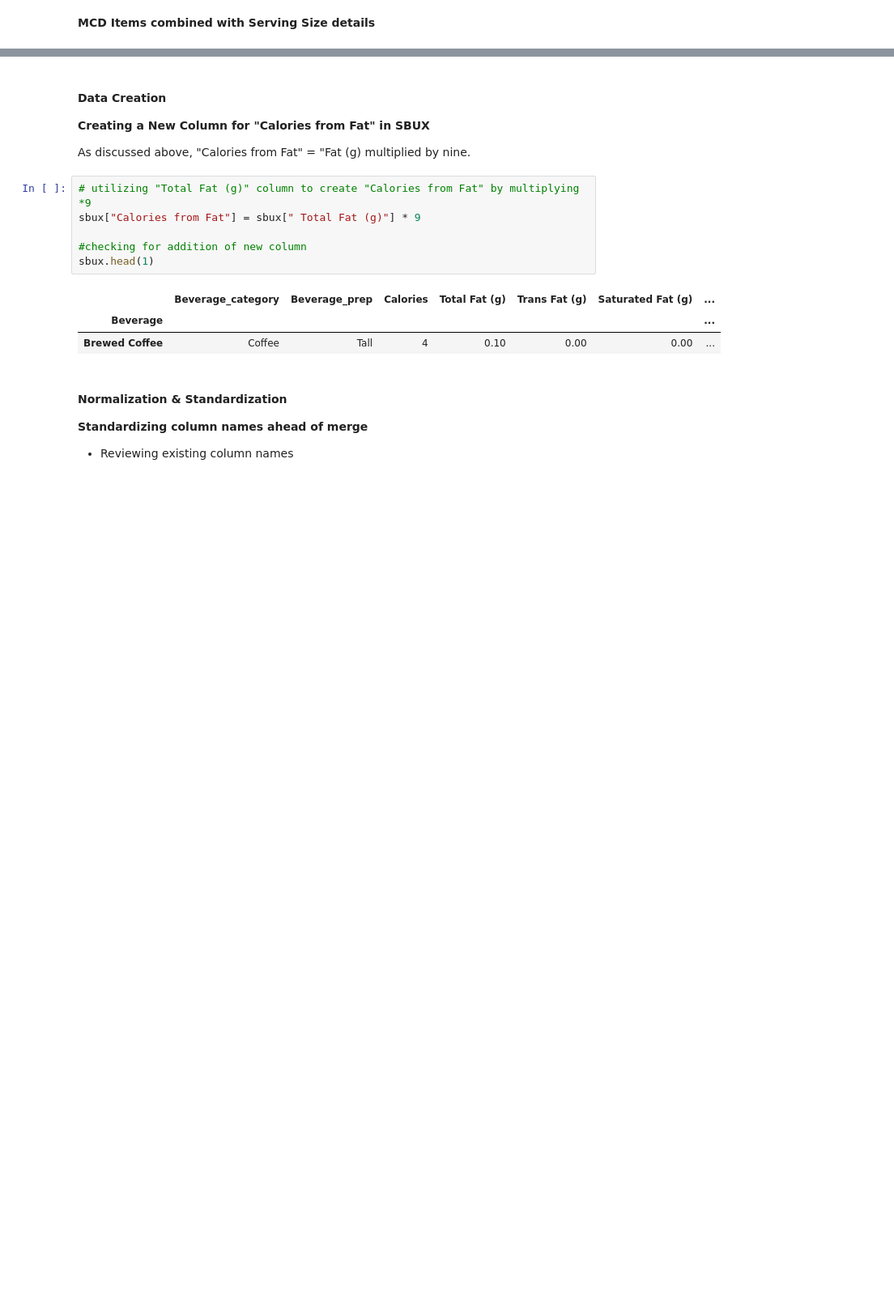
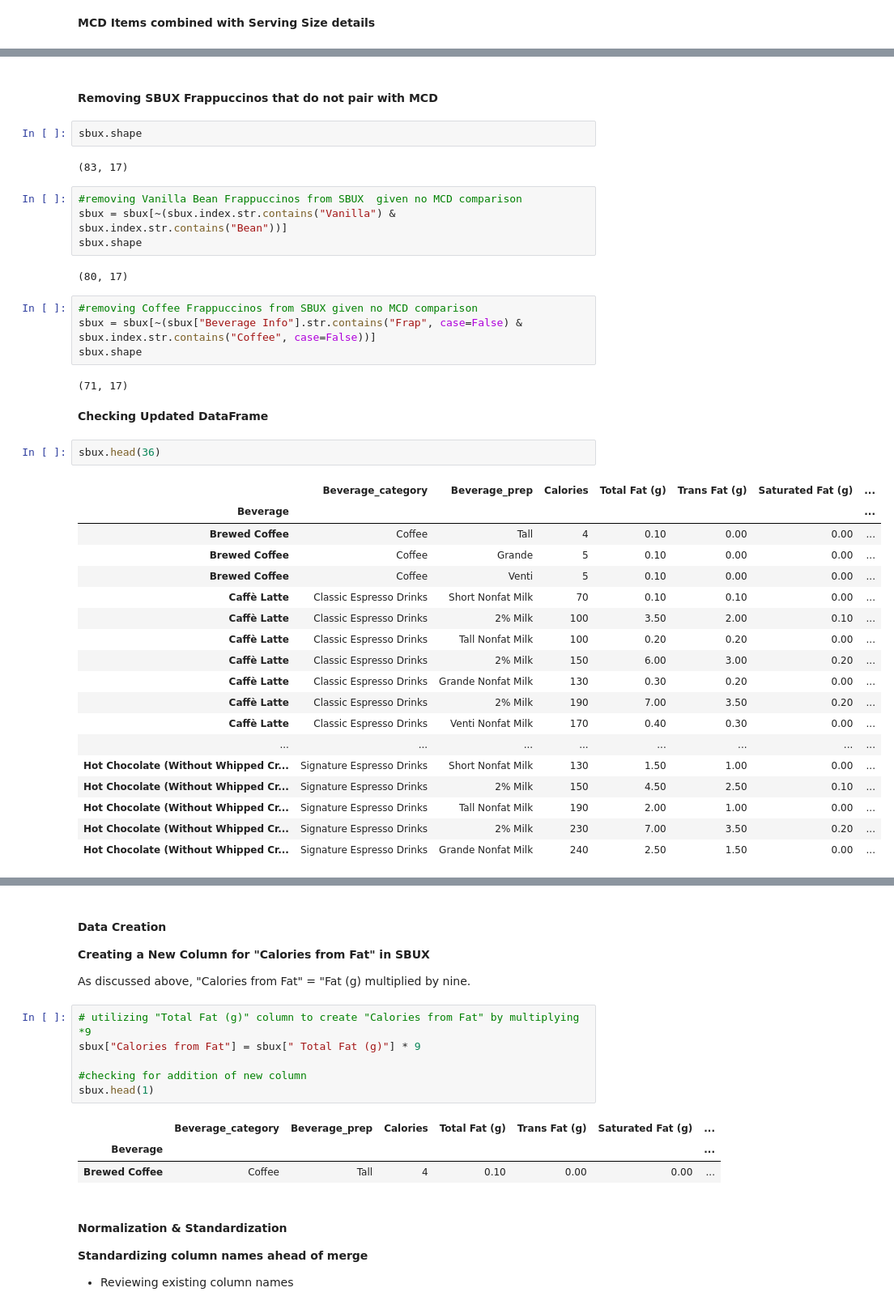
Before and after one commit to cmonjarr/AMB_Project_SP25, a Jupyter notebook: Nutrition Project/Nutrition_2025.ipynb, the cells around one changed output, grey strips where cells are left out. Shown at 81% size. Cells and saved outputs as stored; diff of their text form; blank space fills up the shorter version.

```diff
--- a/Nutrition Project/Nutrition_2025.ipynb
+++ b/Nutrition Project/Nutrition_2025.ipynb
@@ -1452,0 +1438,41 @@ memory usage: 12.0+ KB
+# %% [markdown]
+#### **Removing SBUX Frappuccinos that do not pair with MCD**
+# %%
+sbux.shape
+# %% [output]
+(83, 17)
+# %%
+#removing Vanilla Bean Frappuccinos from SBUX  given no MCD comparison
+sbux = sbux[~(sbux.index.str.contains("Vanilla") & sbux.index.str.contains("Bean"))]
+sbux.shape
+# %% [output]
+(80, 17)
+# %%
+#removing Coffee Frappuccinos from SBUX given no MCD comparison
+sbux = sbux[~(sbux["Beverage Info"].str.contains("Frap", case=False) & sbux.index.str.contains("Coffee", case=False))]
+sbux.shape
+# %% [output]
+(71, 17)
+# %% [markdown]
+**Checking Updated DataFrame**
+# %%
+sbux.head(36)
+# %% [output]
+|  | Beverage_category | Beverage_prep | Calories | Total Fat (g) | Trans Fat (g) | Saturated Fat (g) | ... |
+| Beverage |  |  |  |  |  |  | ... |
+| Brewed Coffee | Coffee | Tall | 4 | 0.10 | 0.00 | 0.00 | ... |
+| Brewed Coffee | Coffee | Grande | 5 | 0.10 | 0.00 | 0.00 | ... |
+| Brewed Coffee | Coffee | Venti | 5 | 0.10 | 0.00 | 0.00 | ... |
+| Caffè Latte | Classic Espresso Drinks | Short Nonfat Milk | 70 | 0.10 | 0.10 | 0.00 | ... |
+| Caffè Latte | Classic Espresso Drinks | 2% Milk | 100 | 3.50 | 2.00 | 0.10 | ... |
+| Caffè Latte | Classic Espresso Drinks | Tall Nonfat Milk | 100 | 0.20 | 0.20 | 0.00 | ... |
+| Caffè Latte | Classic Espresso Drinks | 2% Milk | 150 | 6.00 | 3.00 | 0.20 | ... |
+| Caffè Latte | Classic Espresso Drinks | Grande Nonfat Milk | 130 | 0.30 | 0.20 | 0.00 | ... |
+| Caffè Latte | Classic Espresso Drinks | 2% Milk | 190 | 7.00 | 3.50 | 0.20 | ... |
+| Caffè Latte | Classic Espresso Drinks | Venti Nonfat Milk | 170 | 0.40 | 0.30 | 0.00 | ... |
+| ... | ... | ... | ... | ... | ... | ... | ... |
+| Hot Chocolate (Without Whipped Cr... | Signature Espresso Drinks | Short Nonfat Milk | 130 | 1.50 | 1.00 | 0.00 | ... |
+| Hot Chocolate (Without Whipped Cr... | Signature Espresso Drinks | 2% Milk | 150 | 4.50 | 2.50 | 0.10 | ... |
+| Hot Chocolate (Without Whipped Cr... | Signature Espresso Drinks | Tall Nonfat Milk | 190 | 2.00 | 1.00 | 0.00 | ... |
+| Hot Chocolate (Without Whipped Cr... | Signature Espresso Drinks | 2% Milk | 230 | 7.00 | 3.50 | 0.20 | ... |
+| Hot Chocolate (Without Whipped Cr... | Signature Espresso Drinks | Grande Nonfat Milk | 240 | 2.50 | 1.50 | 0.00 | ... |
```
Also changed, not shown: parts of 24 cells of this notebook, 1 other file.
